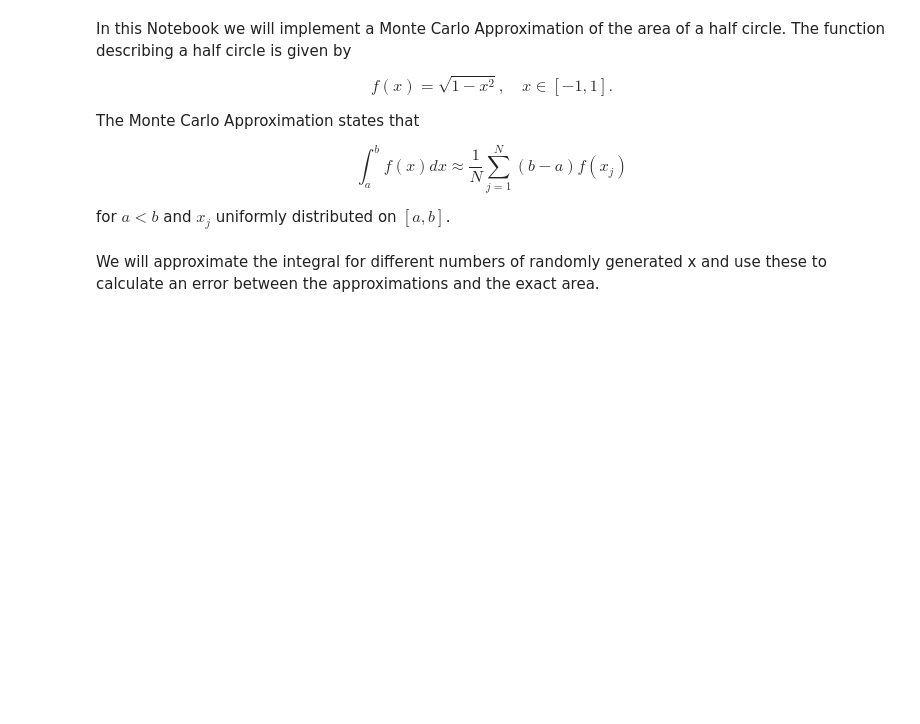
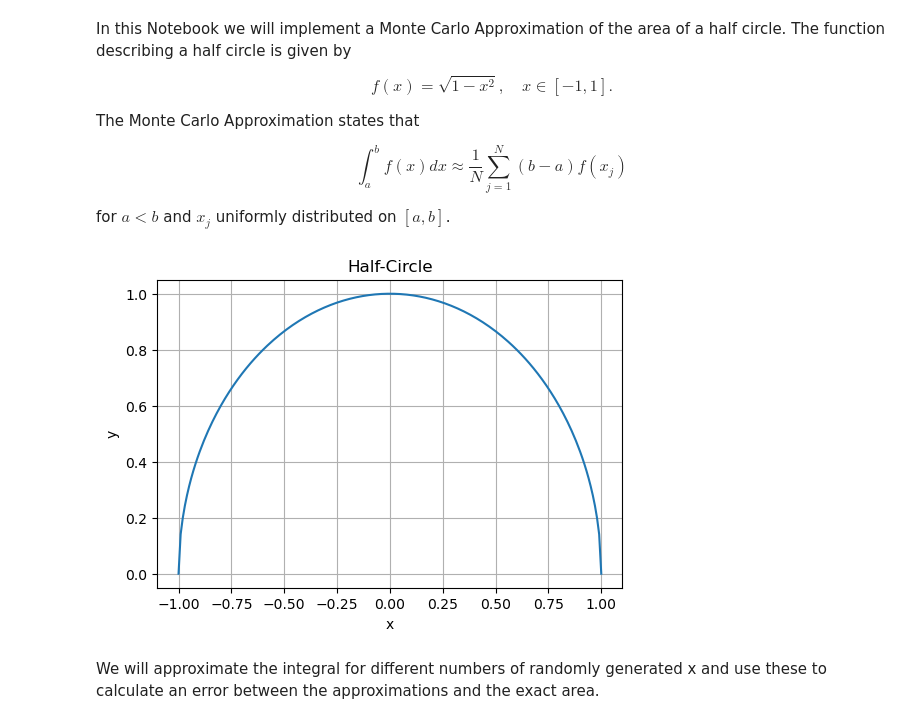
Before and after one commit to ProjData/Numerical-Analysis, a Jupyter notebook: MCAreaApproximation.ipynb, the cells around one changed output. Drawn from its saved outputs; the diff is of its cells as text; code cells hidden in the pictures; blank space fills up the shorter version.

Commit message:
Add files via upload
Used matplotlib instead of plotly as GitHub cannot render plotly plots.

```diff
--- a/MCAreaApproximation.ipynb
+++ b/MCAreaApproximation.ipynb
@@ -22,11 +21,18 @@ import matplotlib.pyplot as plt
 def function_halfcircle(x):
     return np.sqrt(1-x**2)
 # %%
-x = np.arange(start = -1, stop = 1, step = 0.01)
+x = np.linspace(-1, 1, 201)
 y = function_halfcircle(x)
 
-fig = px.line(x=x, y=y, title="Half-Circle")
-fig.show()
+plt.figure(figsize=(6, 4))
+plt.plot(x, y)
+plt.title("Half-Circle")
+plt.xlabel("x")
+plt.ylabel("y")
+plt.grid(True)
+plt.show()
+# %% [output]
+[figure, added]
 # %%
 def MCquad(f, a, b, N):
 
```
Also changed, not shown: parts of 1 cell of this notebook.
